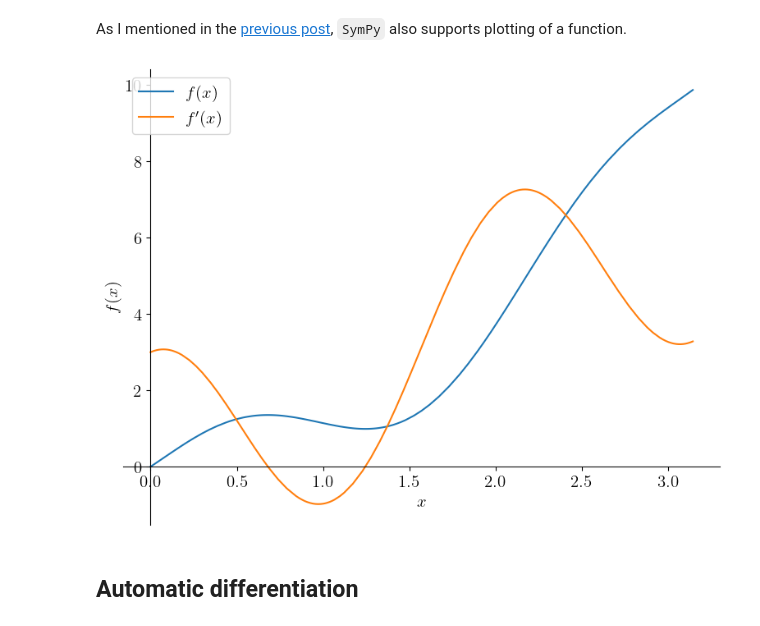
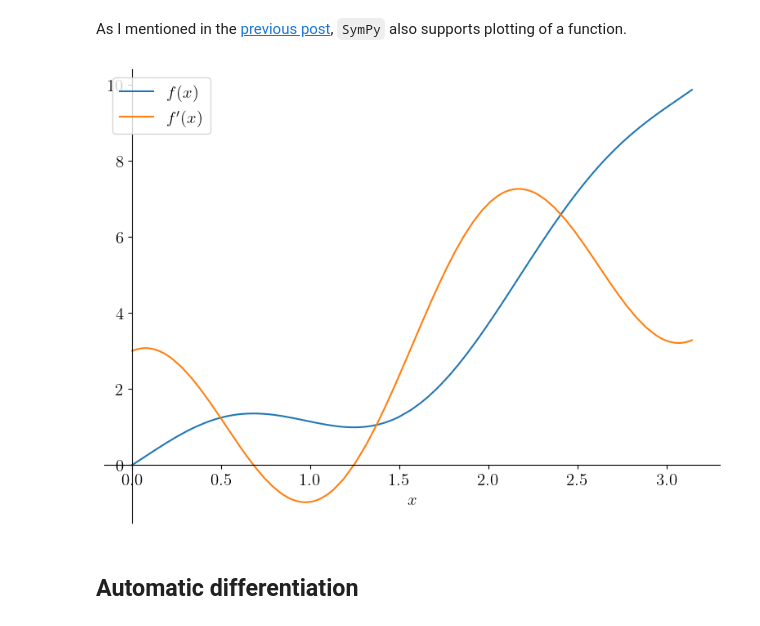
Before and after one commit to mgjeon/mgjeon.github.io, a Jupyter notebook: posts/derivative-of-1d-scalar-function/index.ipynb, the cells around one changed output. Cells and saved outputs as stored; diff of their text form; code cells hidden in the pictures.

Commit message:
remove ylabel in sympy plot

```diff
--- a/posts/derivative-of-1d-scalar-function/index.ipynb
+++ b/posts/derivative-of-1d-scalar-function/index.ipynb
@@ -300,12 +300,12 @@ $\displaystyle 2 x + 3 \cos{\left(3 x \right)}$
 As I mentioned in the [previous post](https://mgjeon.github.io/posts/draw-1d-scalar-function/), `SymPy` also supports plotting of a function.
 # %%
 from sympy.plotting import plot
-p1 = plot(f, (x, 0, np.pi), legend=True, show=False, label="$f(x)$")
-p2 = plot(df_dx_sympy, (x, 0, np.pi), legend=True, show=False, label=r"$f'(x)$")
+p1 = plot(f, (x, 0, np.pi), legend=True, show=False, label="$f(x)$", ylabel='')
+p2 = plot(df_dx_sympy, (x, 0, np.pi), legend=True, show=False, label=r"$f'(x)$", ylabel='')
 p1.extend(p2)
 p1.show()
 # %% [output]
-[figure, old version]
+[figure, new version]
 # %% [markdown]
 ## Automatic differentiation
 # %% [markdown]
```
